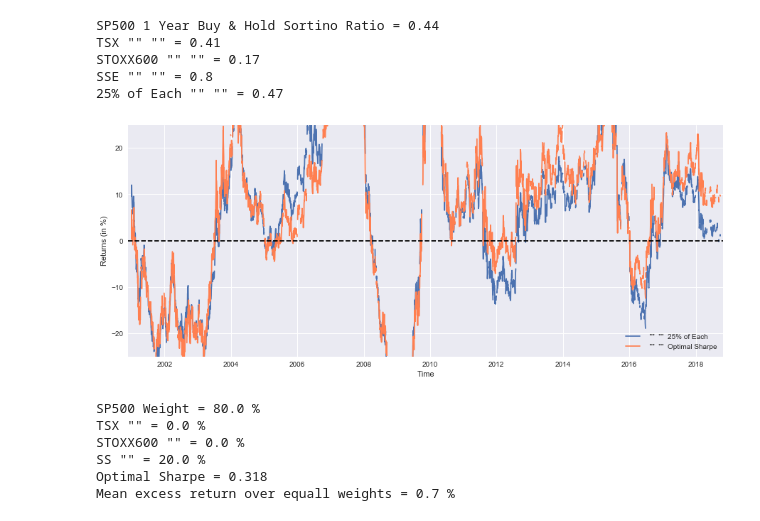
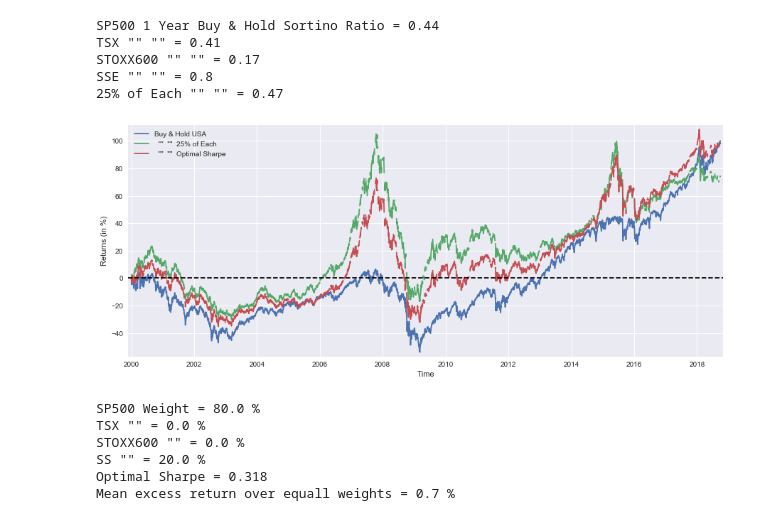
Before and after one commit to LongOnly/Quantitative-Notebooks, a Jupyter notebook: GeographicDiversification.ipynb, the cells around one changed output. Saved outputs shown, nothing was run; the diff lists cells and outputs as text; code cells hidden in the pictures.

```diff
--- a/GeographicDiversification.ipynb
+++ b/GeographicDiversification.ipynb
@@ -187,20 +186,21 @@ cons = ({'type':'ineq','fun':constraint})
 bnds = ((0,1),(0,1),(0,1),(0,1))
 x0 = (0.25, 0.25, 0.25, 0.25)
 opti = minimize(maximize_sharpe, x0, method='SLSQP', bounds=bnds, constraints=cons)
+optBuyHoldAll = BuyHoldSP*(round(opti.x[0],1))+BuyHoldTSX*(round(opti.x[1],1))+BuyHoldSTOXX*(round(opti.x[2],1))+BuyHoldSSE*(round(opti.x[3],1))
 optBuyHold1yAll = BuyHold1ySP*(round(opti.x[0],1))+BuyHold1yTSX*(round(opti.x[1],1))+BuyHold1ySTOXX*(round(opti.x[2],1))+BuyHold1ySSE*(round(opti.x[3],1))
 # %%
 plt.figure(figsize=(15,6))
-plt.plot(BuyHold1yAll*100, label='  ""  ""  25% of Each')
-plt.plot(optBuyHold1yAll*100, label='  ""  ""  Optimal Sharpe', color='coral')
+plt.plot(BuyHoldSP*100, label='Buy & Hold USA')
+plt.plot(BuyHoldAll*100, label='  ""  ""  25% of Each')
+plt.plot(optBuyHoldAll*100, label='  ""  ""  Optimal Sharpe')
 plt.xlabel('Time')
 plt.ylabel('Returns (in %)')
 plt.margins(x=0.005,y=0.02)
 plt.axhline(y=0, xmin=0, xmax=1, linestyle='--', color='k')
-plt.ylim(-25, 25)
 plt.legend()
 plt.show()
 # %% [output]
-[figure, old version]
+[figure, new version]
 # %%
 print('SP500 Weight =',round(opti.x[0],1)*100,'%')
 print('TSX "" =',round(opti.x[1],1)*100,'%')
```
Also changed, not shown: parts of 1 cell of this notebook.
